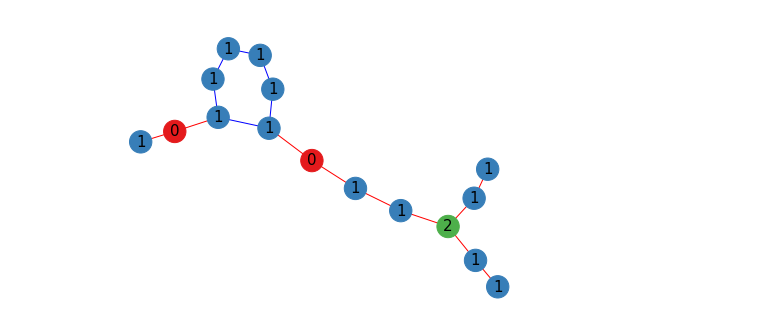
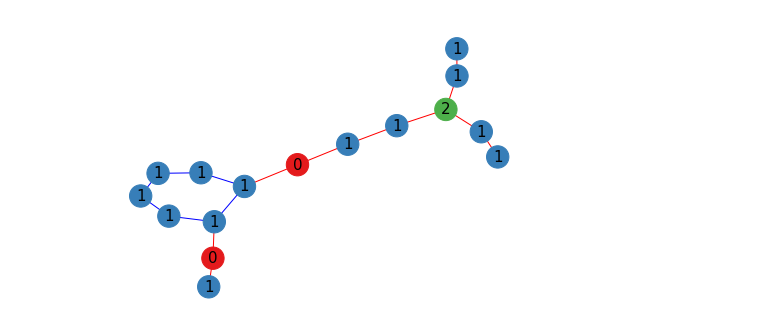
Before and after one commit to decarpentierg/data-challenge-kernel-methods, a Jupyter notebook: notebooks/weisfeiler_lehman_subtree_kernel.ipynb, the cells around one changed output. Saved outputs shown, nothing was run; the diff lists cells and outputs as text; code cells hidden in the pictures.

```diff
--- a/notebooks/weisfeiler_lehman_subtree_kernel.ipynb
+++ b/notebooks/weisfeiler_lehman_subtree_kernel.ipynb
@@ -28,4 +25,8 @@ mol = Molecule(G)
+# %%
+training_data = [Molecule(graph) for graph in training_data]
+# %%
+mol1, mol2 = training_data[:2]
 # %%
-mol.plot()
+mol1.plot()
 # %% [output]
-[figure, old version]
+[figure, new version]
```
Also changed, not shown: parts of 12 cells of this notebook, 1 other file.
